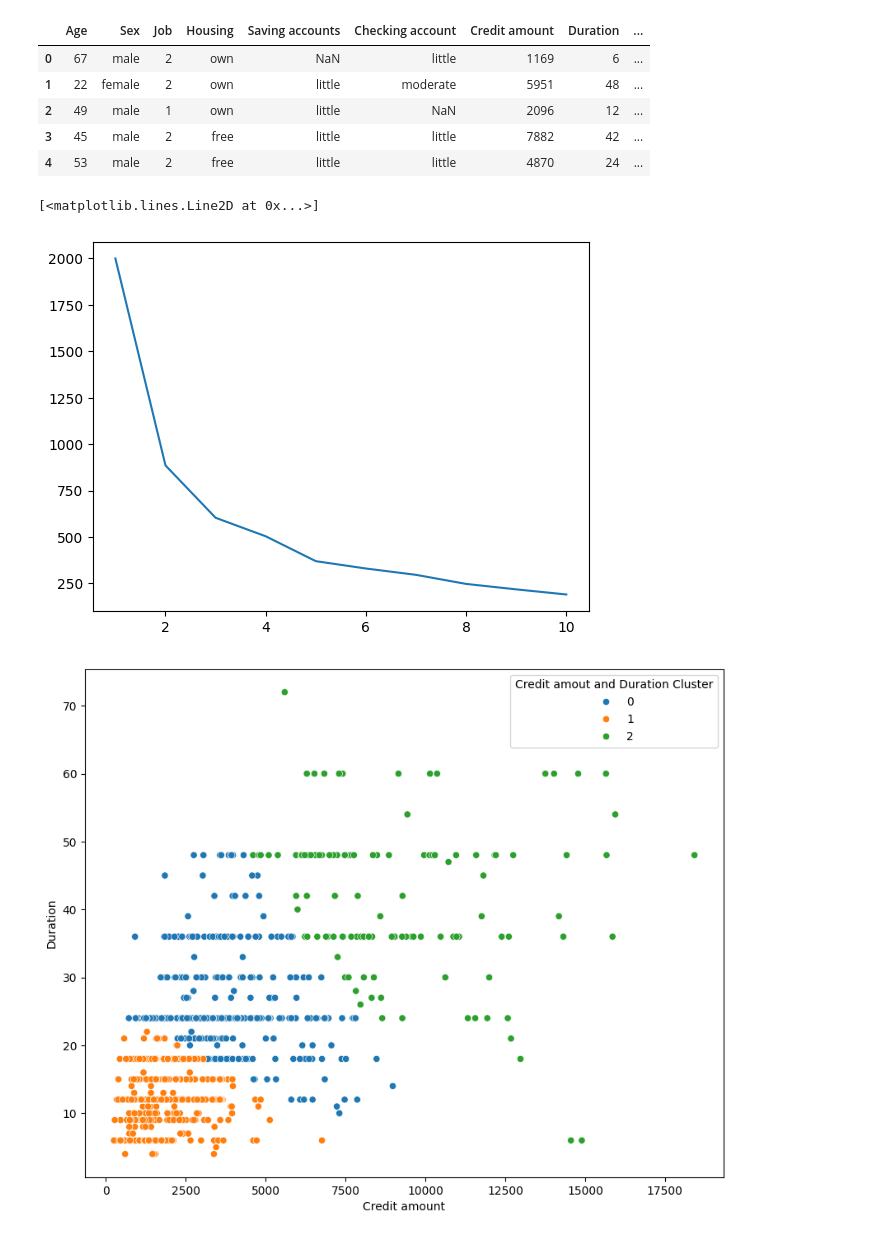
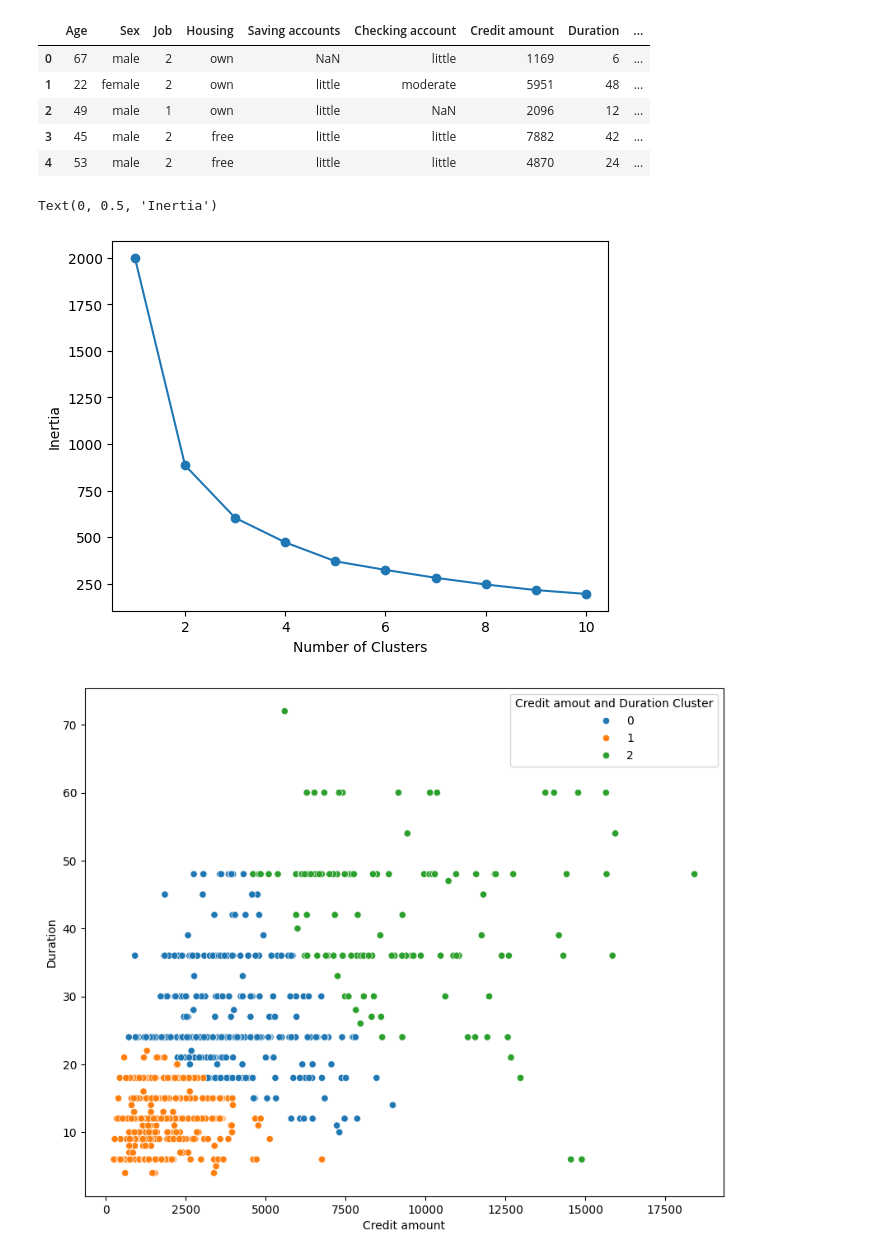
Before and after one commit to AhmedSalaahh/Segmentation, a Jupyter notebook: BankCustomerSegmentation.ipynb, the cells around one changed output. Drawn from its saved outputs; the diff is of its cells as text; code cells hidden in the pictures.

```diff
--- a/BankCustomerSegmentation.ipynb
+++ b/BankCustomerSegmentation.ipynb
@@ -343,13 +345,15 @@ df.head()
 # %%
 intertia_scores2=[]
 for i in range(1,11):
     kmeans2=KMeans(n_clusters=i)
     kmeans2.fit(dff_BiCl[['Credit amount', 'Duration']])
     intertia_scores2.append(kmeans2.inertia_)
-plt.plot(range(1,11),intertia_scores2)
+plt.plot(range(1,11),intertia_scores2, marker='o')
+plt.xlabel('Number of Clusters')
+plt.ylabel('Inertia')
 # %% [output]
-[<matplotlib.lines.Line2D at 0x...>]
+Text(0, 0.5, 'Inertia')
-[figure, old version]
+[figure, new version]
 # %%
 centers =pd.DataFrame(clustering2.cluster_centers_)
 centers.columns = ['x','y']
```
Also changed, not shown: parts of 2 cells of this notebook.
